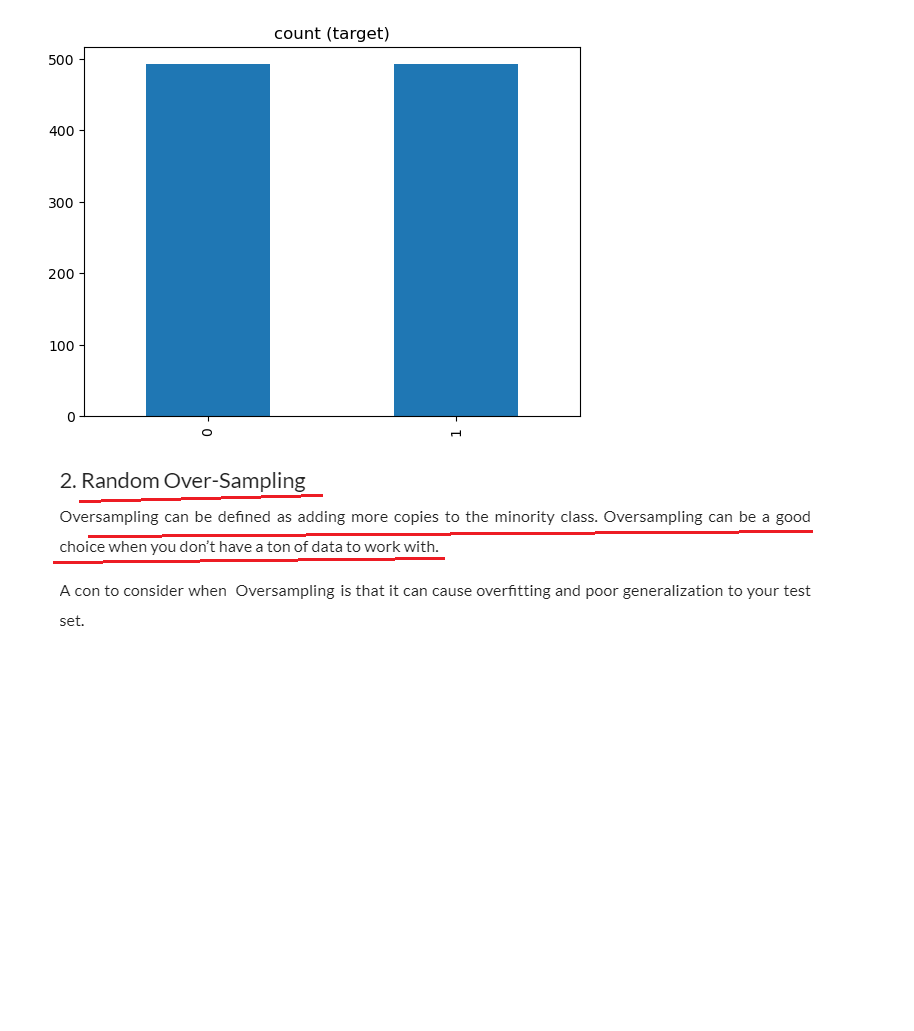
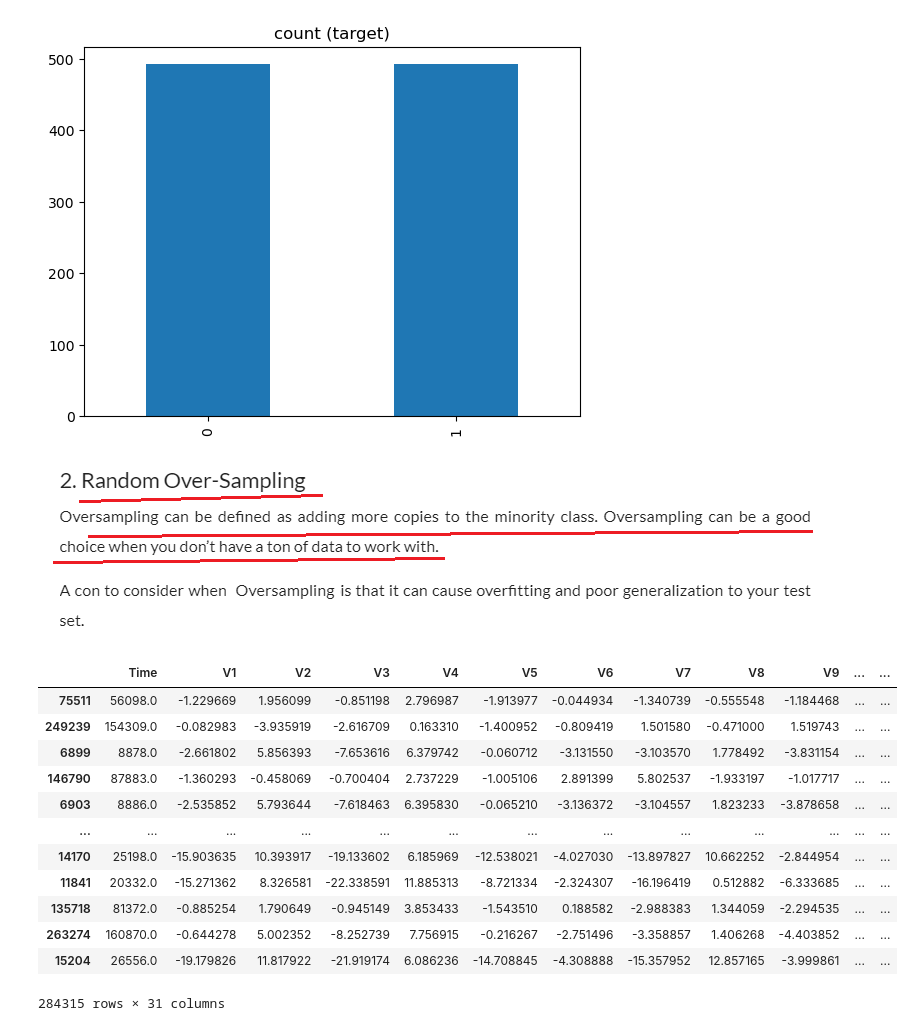
Before and after one commit to rivillasm/ineuron, a Jupyter notebook: full_stack/013a.fs_unbalanced_data.ipynb, the cells around one changed output. Saved outputs shown, nothing was run; the diff lists cells and outputs as text; code cells hidden in the pictures; blank space fills up the shorter version.

```diff
--- a/full_stack/013a.fs_unbalanced_data.ipynb
+++ b/full_stack/013a.fs_unbalanced_data.ipynb
@@ -68,3 +68,20 @@ Name: Class, dtype: int64
 [figure]
 # %% [markdown]
 ![image.png](attachment:f033a878-d854-4624-8219-a21433b6431d.png)
+# %%
+class_1_over = class_1.sample(class_count_0, replace=True)
+class_1_over
+# %% [output]
+|  | Time | V1 | V2 | V3 | V4 | V5 | V6 | V7 | V8 | V9 | ... | ... |
+| 75511 | 56098.0 | -1.229669 | 1.956099 | -0.851198 | 2.796987 | -1.913977 | -0.044934 | -1.340739 | -0.555548 | -1.184468 | ... | ... |
+| 249239 | 154309.0 | -0.082983 | -3.935919 | -2.616709 | 0.163310 | -1.400952 | -0.809419 | 1.501580 | -0.471000 | 1.519743 | ... | ... |
+| 6899 | 8878.0 | -2.661802 | 5.856393 | -7.653616 | 6.379742 | -0.060712 | -3.131550 | -3.103570 | 1.778492 | -3.831154 | ... | ... |
+| 146790 | 87883.0 | -1.360293 | -0.458069 | -0.700404 | 2.737229 | -1.005106 | 2.891399 | 5.802537 | -1.933197 | -1.017717 | ... | ... |
+| 6903 | 8886.0 | -2.535852 | 5.793644 | -7.618463 | 6.395830 | -0.065210 | -3.136372 | -3.104557 | 1.823233 | -3.878658 | ... | ... |
+| ... | ... | ... | ... | ... | ... | ... | ... | ... | ... | ... | ... | ... |
+| 14170 | 25198.0 | -15.903635 | 10.393917 | -19.133602 | 6.185969 | -12.538021 | -4.027030 | -13.897827 | 10.662252 | -2.844954 | ... | ... |
+| 11841 | 20332.0 | -15.271362 | 8.326581 | -22.338591 | 11.885313 | -8.721334 | -2.324307 | -16.196419 | 0.512882 | -6.333685 | ... | ... |
+| 135718 | 81372.0 | -0.885254 | 1.790649 | -0.945149 | 3.853433 | -1.543510 | 0.188582 | -2.988383 | 1.344059 | -2.294535 | ... | ... |
+| 263274 | 160870.0 | -0.644278 | 5.002352 | -8.252739 | 7.756915 | -0.216267 | -2.751496 | -3.358857 | 1.406268 | -4.403852 | ... | ... |
+| 15204 | 26556.0 | -19.179826 | 11.817922 | -21.919174 | 6.086236 | -14.708845 | -4.308888 | -15.357952 | 12.857165 | -3.999861 | ... | ... |
+284315 rows × 31 columns
```
Also changed, not shown: parts of 17 cells of this notebook.
